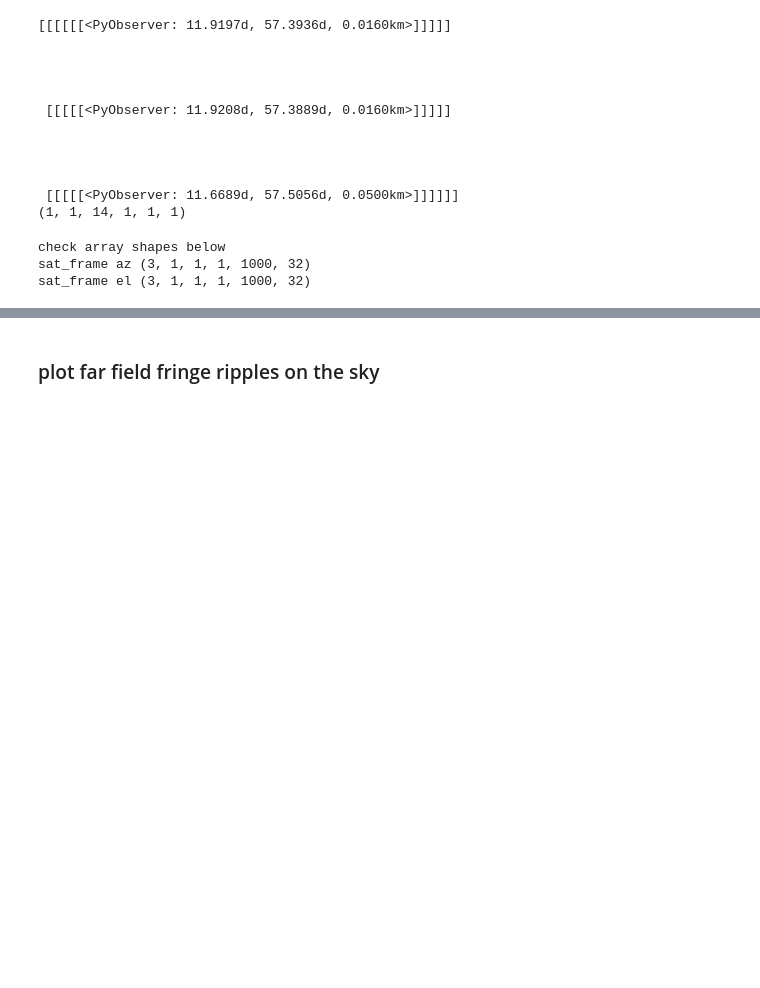
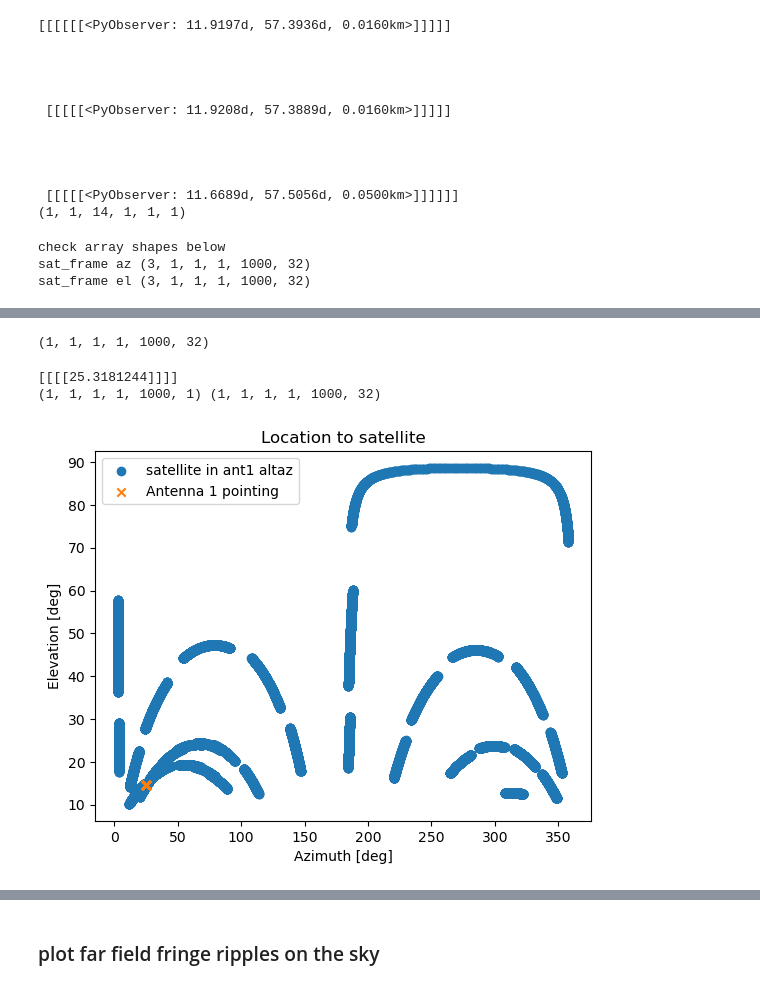
Before and after one commit to hqiu-nju/scepter, a Jupyter notebook: notebooks/fringe_simulation.ipynb, the cells around one changed output, grey strips where cells are left out. Drawn from its saved outputs; the diff is of its cells as text; code cells hidden in the pictures; blank space fills up the shorter version.

```diff
--- a/notebooks/fringe_simulation.ipynb
+++ b/notebooks/fringe_simulation.ipynb
@@ -212,3 +177,50 @@ plt.show()
+# %%
+### get one satellite
+
+sat_dist=test.satf_dist[:,:,:,:,:,:]
+time_2d = Time(mjds, format='mjd')
+
+#### setting up the altaz frame for the antennas
+#### also get the 1-d arrays of the satellite location in altaz frame
+sat_az=test.topo_pos_az
+sat_el=test.topo_pos_el
+# print(loc1.shape,time_2d.shape)
+altaz=AltAz(obstime=time_2d,location=loc1)
+sat_coord=SkyCoord(sat_az*u.deg,sat_el*u.deg,frame=altaz)[0,:,:,:,:,:][np.newaxis,:]
+sat_az=test.topo_pos_az[0,:,:,:,:,:][np.newaxis,:]
+sat_el=test.topo_pos_el[0,:,:,:,:,:][np.newaxis,:]
+print(sat_coord.shape)
+# %% [output]
+(1, 1, 1, 1, 1000, 32)
+# %%
+idx_t=len(time_2d.flatten())//2
+pnt=sat_coord[:,:,:,:,idx_t,nsat]
+ra=pnt.transform_to('icrs').ra.deg
+dec=pnt.transform_to('icrs').dec.deg
+# tel_pnt=test.sky_track(ra,dec)
+print(sat_az[:,:,:,:,idx_t,nsat])
+
+
+
+
+# tel_pnt=test.sky_track(sat_az[idx_t],sat_el[idx_t],frame=altaz)
+tel_pnt=test.azel_track(pnt.az,pnt.alt) ### use this satellite position for pointing
+# tel_pnt=sat_coord[idx_t]
+tel_az=tel_pnt.az.deg.flatten()
+tel_el=tel_pnt.alt.deg.flatten()
+# print(tel_az)
+print(tel_pnt.shape,sat_el.shape)
+plt.xlabel('Azimuth [deg]')
+plt.ylabel('Elevation [deg]')
+plt.title('Location to satellite')
+plt.scatter(sat_az.flatten(),sat_el.flatten(),label='satellite in ant1 altaz')
+plt.scatter(tel_az,tel_el,marker='x',color='C1',label='Antenna 1 pointing')
+plt.legend()
+plt.show()
+# %% [output]
+[[[[25.3181244]]]]
+(1, 1, 1, 1, 1000, 1) (1, 1, 1, 1, 1000, 32)
+[figure, added]
 # %%
 grid_size = 1 * u.arcmin
 ### make a smaller grid and replace the parameters in the object, a bit of a hack.
```
Also changed, not shown: parts of 11 cells of this notebook, 2 other files.
